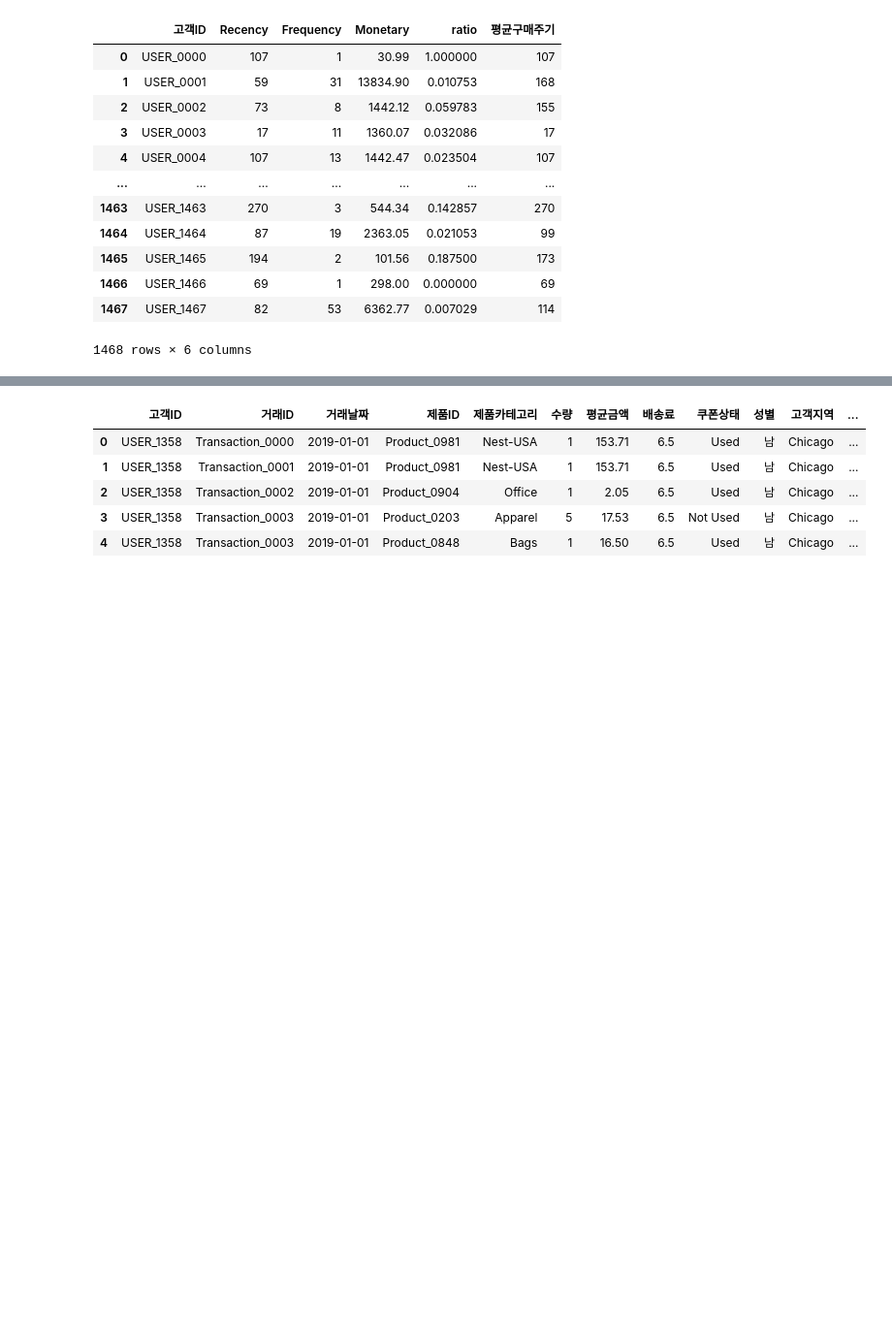
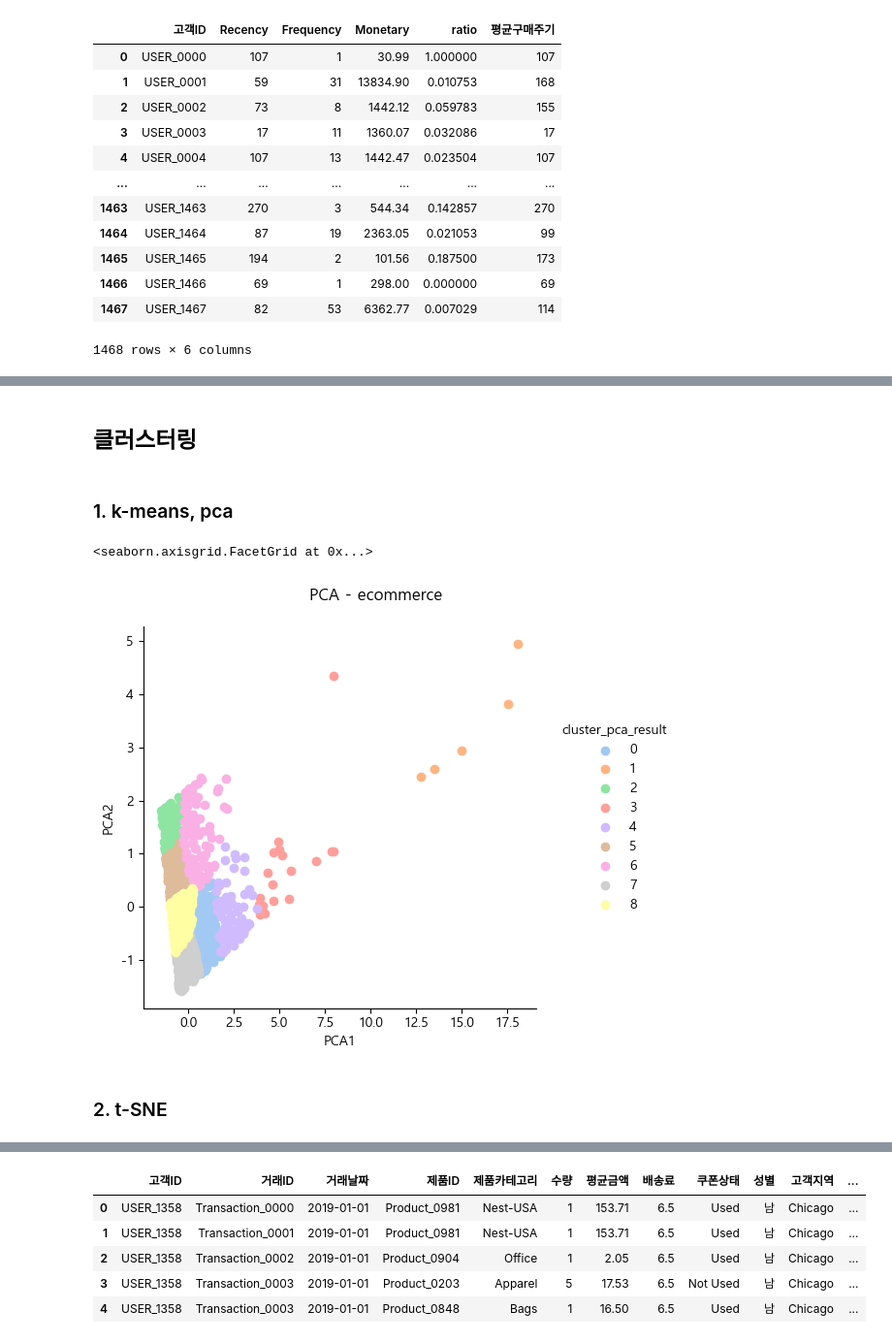
Before and after one commit to ColorConeHead/final_project, a Jupyter notebook: merge.ipynb, the cells around one changed output, grey strips where cells are left out. Shown at 97% size. Cells and saved outputs as stored; diff of their text form; code cells hidden in the pictures; blank space fills up the shorter version.

Commit message:
클러스터링, EDA 추가

```diff
--- a/merge.ipynb
+++ b/merge.ipynb
@@ -216,0 +290,4 @@ rfm.to_csv('user_feature.csv')
+# %% [markdown]
+## 클러스터링
+# %% [markdown]
+### 1. k-means, pca
@@ -216,0 +296,35 @@ rfm.to_csv('user_feature.csv')
+# %%
+from sklearn.preprocessing import StandardScaler
+
+scaler = StandardScaler()
+
+rfm_cluster_s = pd.DataFrame(data=scaler.fit_transform(rfm_cluster), columns=rfm_cluster.columns)
+# %%
+from sklearn.cluster import KMeans
+
+kmeans = KMeans(n_clusters=9, random_state=42, init='k-means++').fit(rfm_cluster_s)
+rfm_cluster_s['cluster_result'] = kmeans.labels_
+rfm_cluster_s['RFM'] = rfm['Segmentation']
+# %%
+from sklearn.decomposition import PCA
+
+pca = PCA(n_components = 2)
+df_pca = pd.DataFrame(data=pca.fit_transform(rfm_cluster_s.iloc[:, :3]), columns=['pca1', 'pca2'])
+# %%
+kmeans_pca = KMeans(n_clusters=9, random_state=42, init='k-means++').fit(df_pca.iloc[:, :2])
+
+df_pca['cluster_pca_result'] = kmeans_pca.labels_
+# %%
+g = sns.FacetGrid(df_pca, hue="cluster_pca_result", height = 5, margin_titles = True,
+                  palette = sns.color_palette("pastel", 9))
+g.map_dataframe(plt.scatter, "pca1", "pca2")
+g.add_legend()
+g.fig.subplots_adjust(top=0.9)
+g.fig.suptitle("PCA - ecommerce")
+g.set_xlabels("PCA1")
+g.set_ylabels("PCA2")
+# %% [output]
+<seaborn.axisgrid.FacetGrid at 0x...>
+[figure, added]
+# %% [markdown]
+### 2. t-SNE
```
Also changed, not shown: parts of 19 cells of this notebook, 2 other files.
